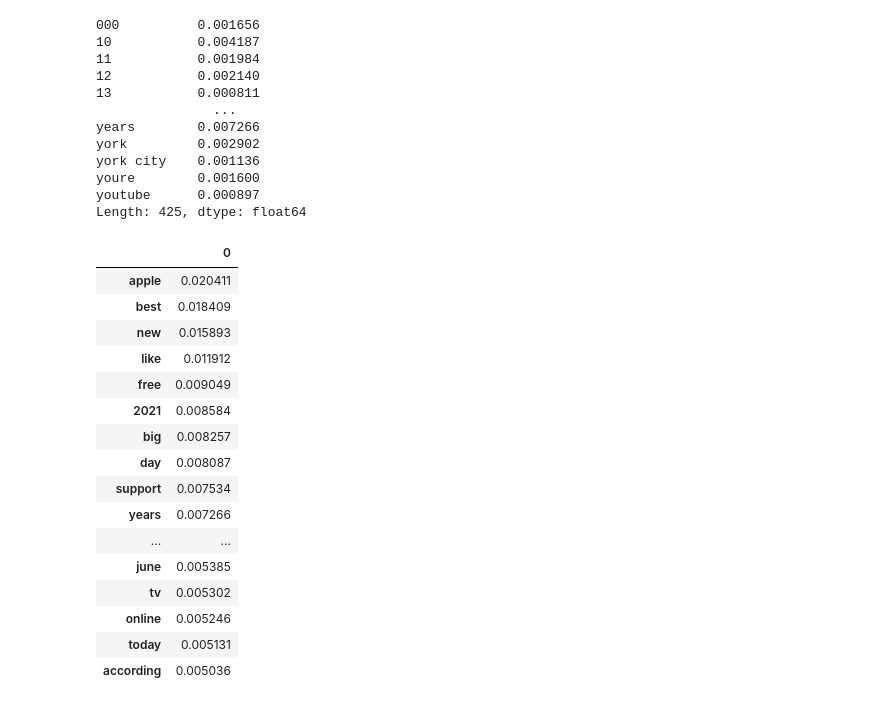
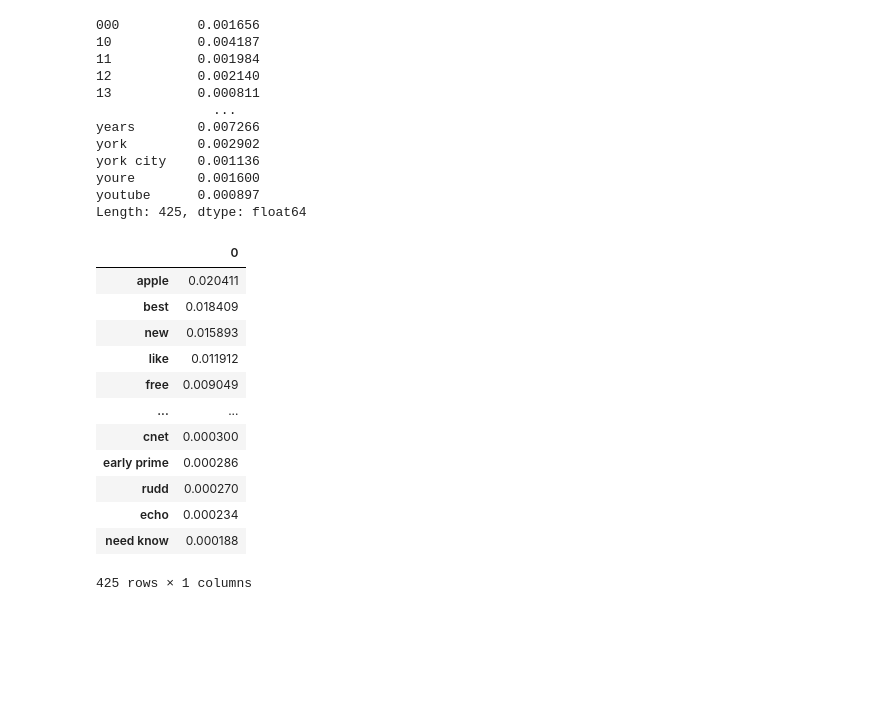
Before and after one commit to kuninethan95/Sentiment_Tracker, a Jupyter notebook: Dashboard Prototype.ipynb, the cells around one changed output. Drawn from its saved outputs; the diff is of its cells as text; code cells hidden in the pictures; blank space fills up the shorter version.

```diff
--- a/Dashboard Prototype.ipynb
+++ b/Dashboard Prototype.ipynb
@@ -446,20 +474,16 @@ test=test.sort_values(by=0, ascending=False)
-# %%
-test
-# %% [output]
-|  | 0 |
-| apple | 0.020411 |
-| best | 0.018409 |
-| new | 0.015893 |
-| like | 0.011912 |
-| free | 0.009049 |
-| 2021 | 0.008584 |
-| big | 0.008257 |
-| day | 0.008087 |
-| support | 0.007534 |
-| years | 0.007266 |
-| ... | ... |
-| june | 0.005385 |
-| tv | 0.005302 |
-| online | 0.005246 |
-| today | 0.005131 |
-| according | 0.005036 |
+# %%
+importance
+# %% [output]
+|  | 0 |
+| apple | 0.020411 |
+| best | 0.018409 |
+| new | 0.015893 |
+| like | 0.011912 |
+| free | 0.009049 |
+| ... | ... |
+| cnet | 0.000300 |
+| early prime | 0.000286 |
+| rudd | 0.000270 |
+| echo | 0.000234 |
+| need know | 0.000188 |
+425 rows × 1 columns
```
Also changed, not shown: parts of 17 cells of this notebook, 14 other files.
